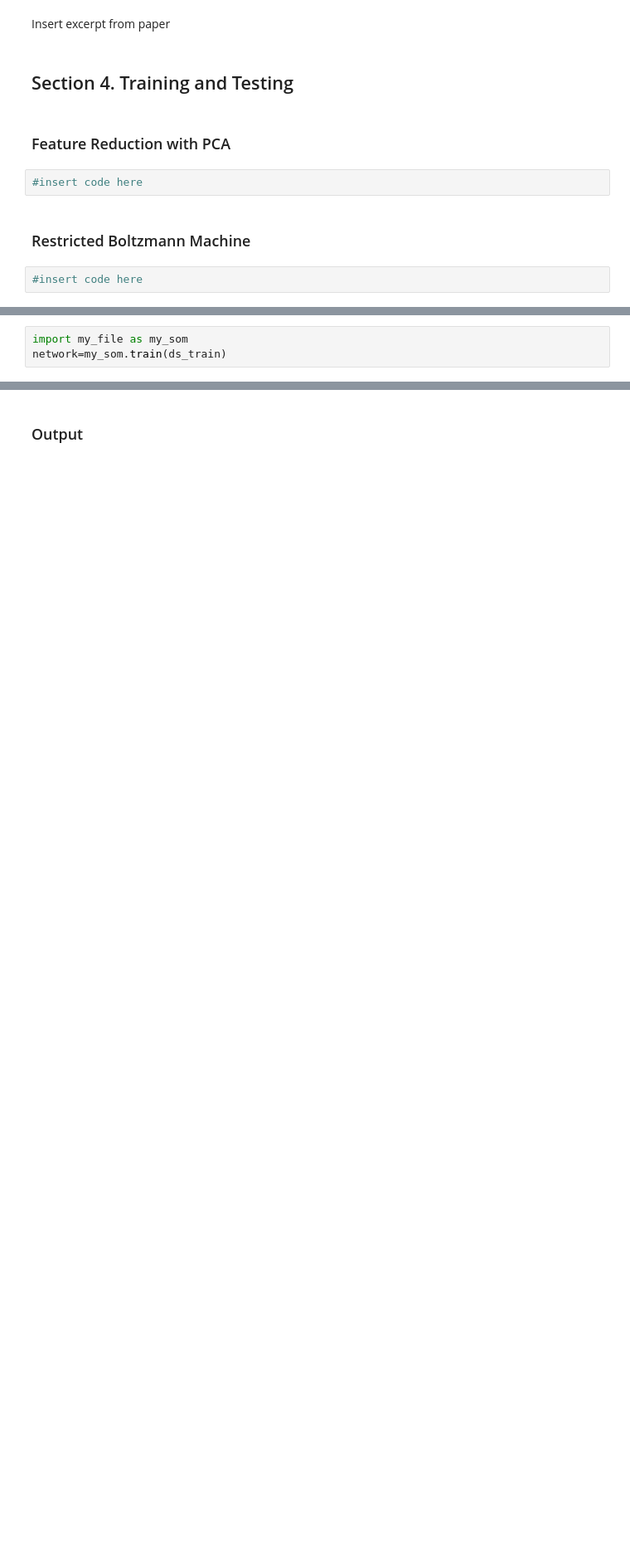
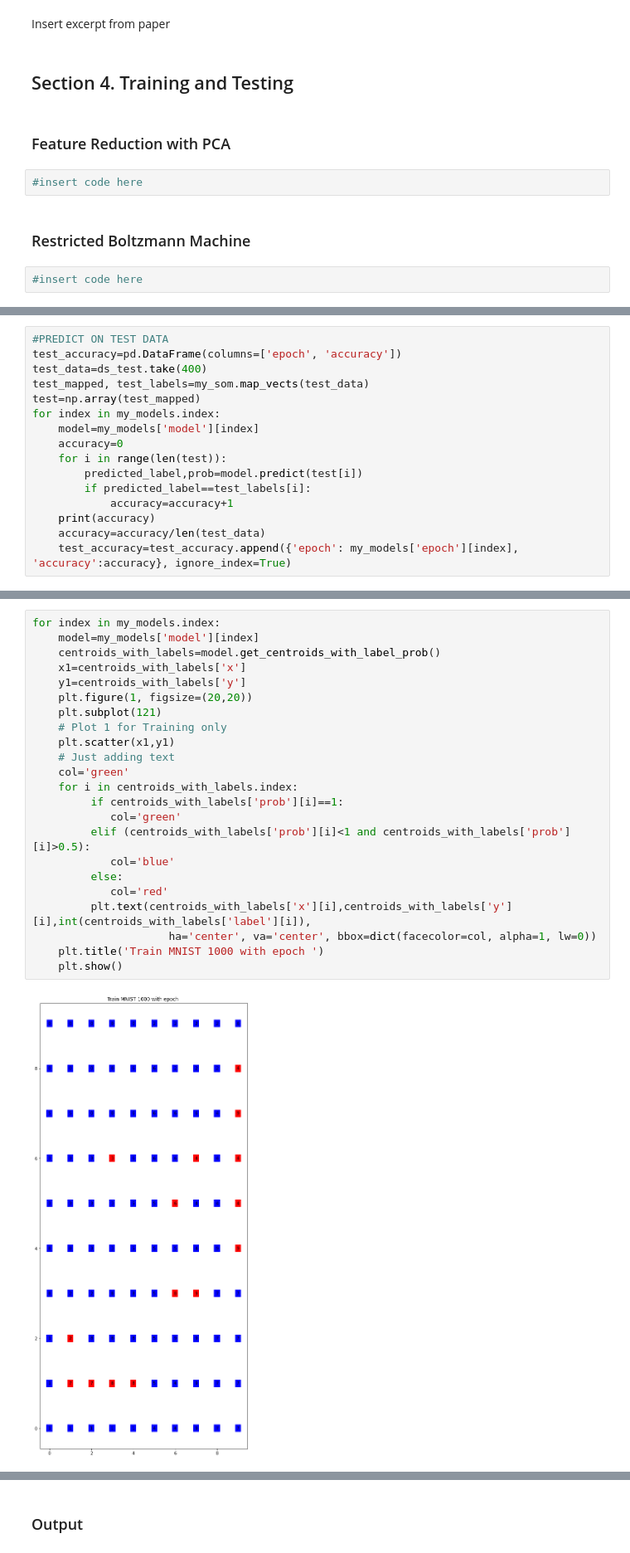
Before and after one commit to irinaotto/NN_project, a Jupyter notebook: NN_Group_Project_MNIST.ipynb, the cells around one changed output, grey strips where cells are left out. Shown: that part at 83% size. Cells and saved outputs as stored; diff of their text form; blank space fills up the shorter version.

```diff
--- a/NN_Group_Project_MNIST.ipynb
+++ b/NN_Group_Project_MNIST.ipynb
@@ -51,3 +51,0 @@ Insert excerpt from paper
-# %%
-import my_file as my_som
-network=my_som.train(ds_train)
@@ -53,0 +81,16 @@ network=my_som.train(ds_train)
+# %%
+#PREDICT ON TEST DATA
+test_accuracy=pd.DataFrame(columns=['epoch', 'accuracy'])
+test_data=ds_test.take(400)
+test_mapped, test_labels=my_som.map_vects(test_data)
+test=np.array(test_mapped)
+for index in my_models.index:
+    model=my_models['model'][index]
+    accuracy=0
+    for i in range(len(test)):
+        predicted_label,prob=model.predict(test[i])
+        if predicted_label==test_labels[i]:
+            accuracy=accuracy+1
+    print(accuracy)
+    accuracy=accuracy/len(test_data)
+    test_accuracy=test_accuracy.append({'epoch': my_models['epoch'][index], 'accuracy':accuracy}, ignore_index=True)
@@ -53,0 +112,25 @@ network=my_som.train(ds_train)
+# %%
+for index in my_models.index:
+    model=my_models['model'][index]
+    centroids_with_labels=model.get_centroids_with_label_prob()
+    x1=centroids_with_labels['x']
+    y1=centroids_with_labels['y']
+    plt.figure(1, figsize=(20,20))
+    plt.subplot(121)
+    # Plot 1 for Training only
+    plt.scatter(x1,y1)
+    # Just adding text
+    col='green'
+    for i in centroids_with_labels.index:
+         if centroids_with_labels['prob'][i]==1:
+            col='green'
+         elif (centroids_with_labels['prob'][i]<1 and centroids_with_labels['prob'][i]>0.5):
+            col='blue'
+         else:
+            col='red'
+         plt.text(centroids_with_labels['x'][i],centroids_with_labels['y'][i],int(centroids_with_labels['label'][i]),
+                     ha='center', va='center', bbox=dict(facecolor=col, alpha=1, lw=0))
+    plt.title('Train MNIST 1000 with epoch ')
+    plt.show()
+# %% [output]
+[figure, added]
```
Also changed, not shown: parts of 15 cells of this notebook, 1 other file.
